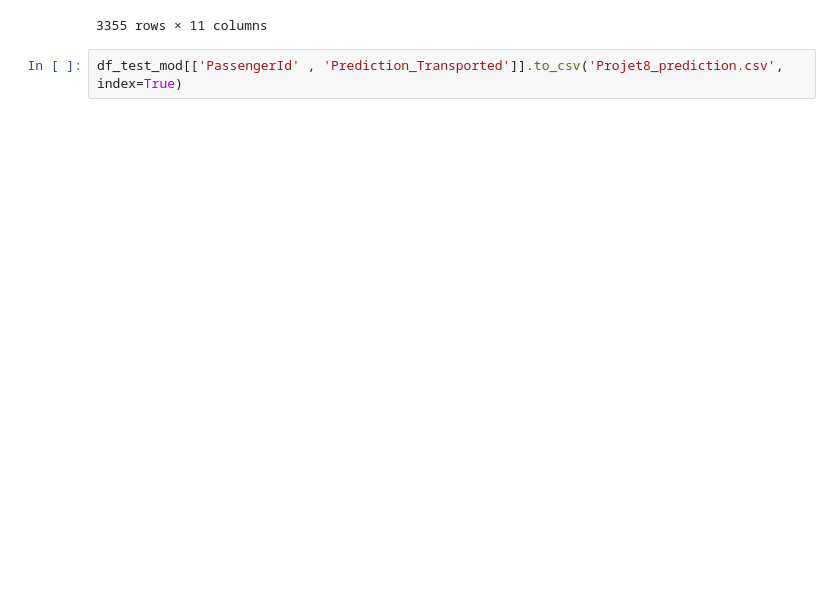
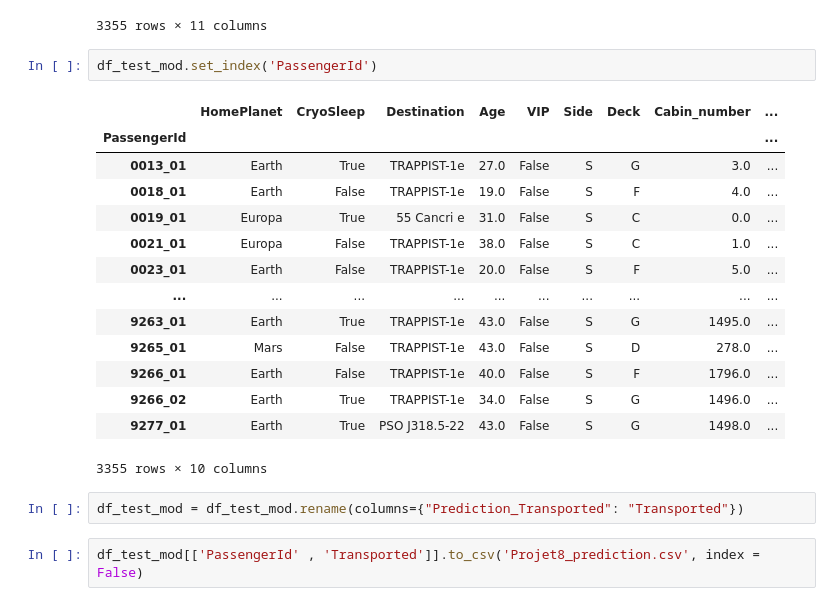
Before and after one commit to AurelienCD/Formation_OCR_Ing_Machine_Learning, a Jupyter notebook: P8_01_notebook.ipynb, the cells around one changed output. Cells and saved outputs as stored; diff of their text form; blank space fills up the shorter version.

```diff
--- a/P8_01_notebook.ipynb
+++ b/P8_01_notebook.ipynb
@@ -993,6 +1084,25 @@ df_test_mod
 | 4272 | 9266_02 | Earth | True | TRAPPIST-1e | 34.0 | False | S | G | 1496.0 | ... |
 | 4276 | 9277_01 | Earth | True | PSO J318.5-22 | 43.0 | False | S | G | 1498.0 | ... |
 3355 rows × 11 columns
+# %%
+df_test_mod.set_index('PassengerId')
+# %% [output]
+|  | HomePlanet | CryoSleep | Destination | Age | VIP | Side | Deck | Cabin_number | ... |
+| PassengerId |  |  |  |  |  |  |  |  | ... |
+| 0013_01 | Earth | True | TRAPPIST-1e | 27.0 | False | S | G | 3.0 | ... |
+| 0018_01 | Earth | False | TRAPPIST-1e | 19.0 | False | S | F | 4.0 | ... |
+| 0019_01 | Europa | True | 55 Cancri e | 31.0 | False | S | C | 0.0 | ... |
+| 0021_01 | Europa | False | TRAPPIST-1e | 38.0 | False | S | C | 1.0 | ... |
+| 0023_01 | Earth | False | TRAPPIST-1e | 20.0 | False | S | F | 5.0 | ... |
+| ... | ... | ... | ... | ... | ... | ... | ... | ... | ... |
+| 9263_01 | Earth | True | TRAPPIST-1e | 43.0 | False | S | G | 1495.0 | ... |
+| 9265_01 | Mars | False | TRAPPIST-1e | 43.0 | False | S | D | 278.0 | ... |
+| 9266_01 | Earth | False | TRAPPIST-1e | 40.0 | False | S | F | 1796.0 | ... |
+| 9266_02 | Earth | True | TRAPPIST-1e | 34.0 | False | S | G | 1496.0 | ... |
+| 9277_01 | Earth | True | PSO J318.5-22 | 43.0 | False | S | G | 1498.0 | ... |
+3355 rows × 10 columns
+# %%
+df_test_mod = df_test_mod.rename(columns={"Prediction_Transported": "Transported"})
 # %%
-df_test_mod[['PassengerId' , 'Prediction_Transported']].to_csv('Projet8_prediction.csv', index=True)
+df_test_mod[['PassengerId' , 'Transported']].to_csv('Projet8_prediction.csv', index = False)
 # %%
```
Also changed, not shown: parts of 16 cells of this notebook.
